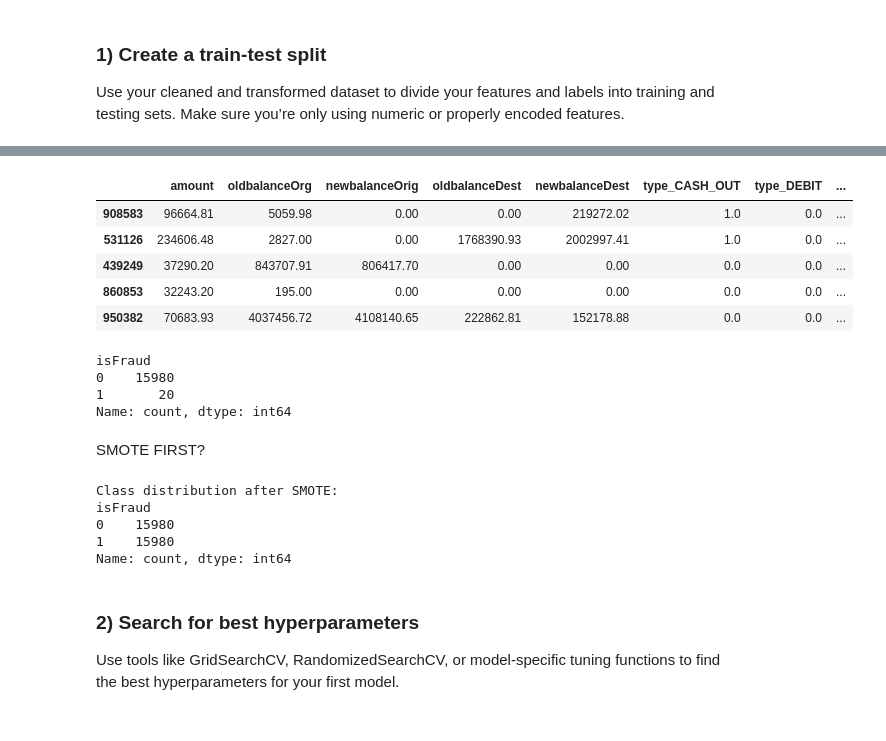
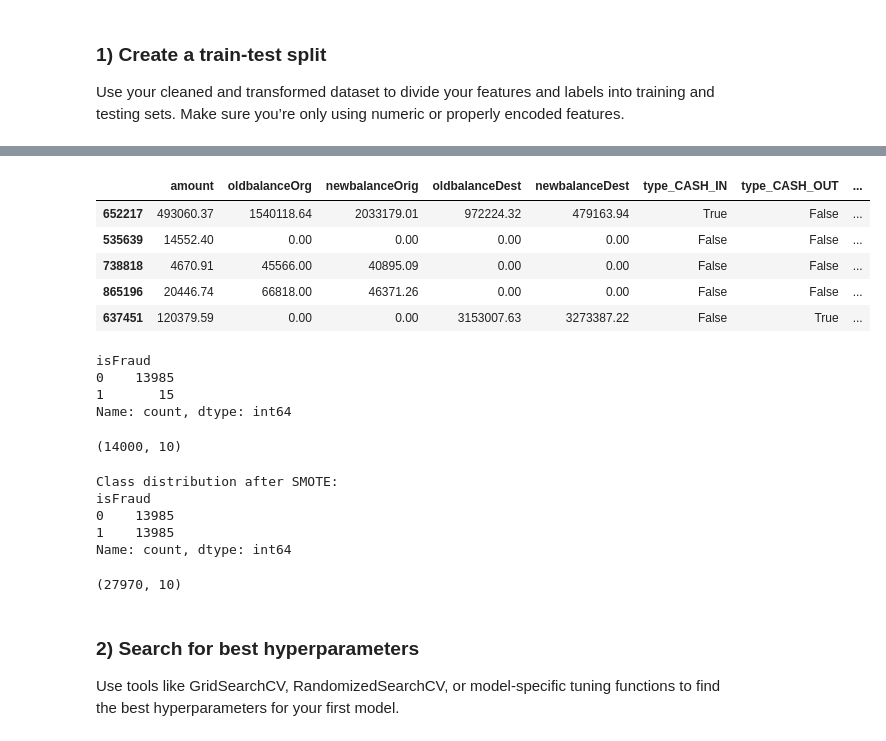
Before and after one commit to meifhuang/fraud_detection, a Jupyter notebook: notebooks/model_train.ipynb, the cells around one changed output, grey strips where cells are left out. Drawn from its saved outputs; the diff is of its cells as text; code cells hidden in the pictures.

```diff
--- a/notebooks/model_train.ipynb
+++ b/notebooks/model_train.ipynb
@@ -65,36 +66,42 @@ y.sample(5)
 Name: isFraud, dtype: int64
 # %%
-X_train, X_test, y_train, y_test = train_test_split(X, y, test_size=0.2, random_state=42)
+X_train, X_test, y_train, y_test = train_test_split(X, y, test_size=0.3, random_state=42)
 X_train.head()
 # %% [output]
-|  | amount | oldbalanceOrg | newbalanceOrig | oldbalanceDest | newbalanceDest | type_CASH_OUT | type_DEBIT | ... |
-| 908583 | 96664.81 | 5059.98 | 0.00 | 0.00 | 219272.02 | 1.0 | 0.0 | ... |
-| 531126 | 234606.48 | 2827.00 | 0.00 | 1768390.93 | 2002997.41 | 1.0 | 0.0 | ... |
-| 439249 | 37290.20 | 843707.91 | 806417.70 | 0.00 | 0.00 | 0.0 | 0.0 | ... |
-| 860853 | 32243.20 | 195.00 | 0.00 | 0.00 | 0.00 | 0.0 | 0.0 | ... |
-| 950382 | 70683.93 | 4037456.72 | 4108140.65 | 222862.81 | 152178.88 | 0.0 | 0.0 | ... |
+|  | amount | oldbalanceOrg | newbalanceOrig | oldbalanceDest | newbalanceDest | type_CASH_IN | type_CASH_OUT | ... |
+| 652217 | 493060.37 | 1540118.64 | 2033179.01 | 972224.32 | 479163.94 | True | False | ... |
+| 535639 | 14552.40 | 0.00 | 0.00 | 0.00 | 0.00 | False | False | ... |
+| 738818 | 4670.91 | 45566.00 | 40895.09 | 0.00 | 0.00 | False | False | ... |
+| 865196 | 20446.74 | 66818.00 | 46371.26 | 0.00 | 0.00 | False | False | ... |
+| 637451 | 120379.59 | 0.00 | 0.00 | 3153007.63 | 3273387.22 | False | True | ... |
 # %%
 y_train.value_counts()
 # %% [output]
 isFraud
-0    15980
-1       20
+0    13985
+1       15
 Name: count, dtype: int64
-# %% [markdown]
-SMOTE FIRST?
+# %%
+X_train.shape
+# %% [output]
+(14000, 10)
 # %%
 from imblearn.over_sampling import SMOTE
 
-smote = SMOTE(k_neighbors=2, random_state=42)
+smote = SMOTE(random_state=42)
 X_train_smote, y_train_smote = smote.fit_resample(X_train, y_train)
 print("Class distribution after SMOTE:")
 print(y_train_smote.value_counts())
 # %% [output]
 Class distribution after SMOTE:
 isFraud
-0    15980
-1    15980
+0    13985
+1    13985
 Name: count, dtype: int64
+# %%
+X_train_smote.shape
+# %% [output]
+(27970, 10)
 # %% [markdown]
 ### 2) Search for best hyperparameters
 Use tools like GridSearchCV, RandomizedSearchCV, or model-specific tuning functions to find the best hyperparameters for your first model.
```
Also changed, not shown: parts of 13 cells of this notebook, 2 other files.
